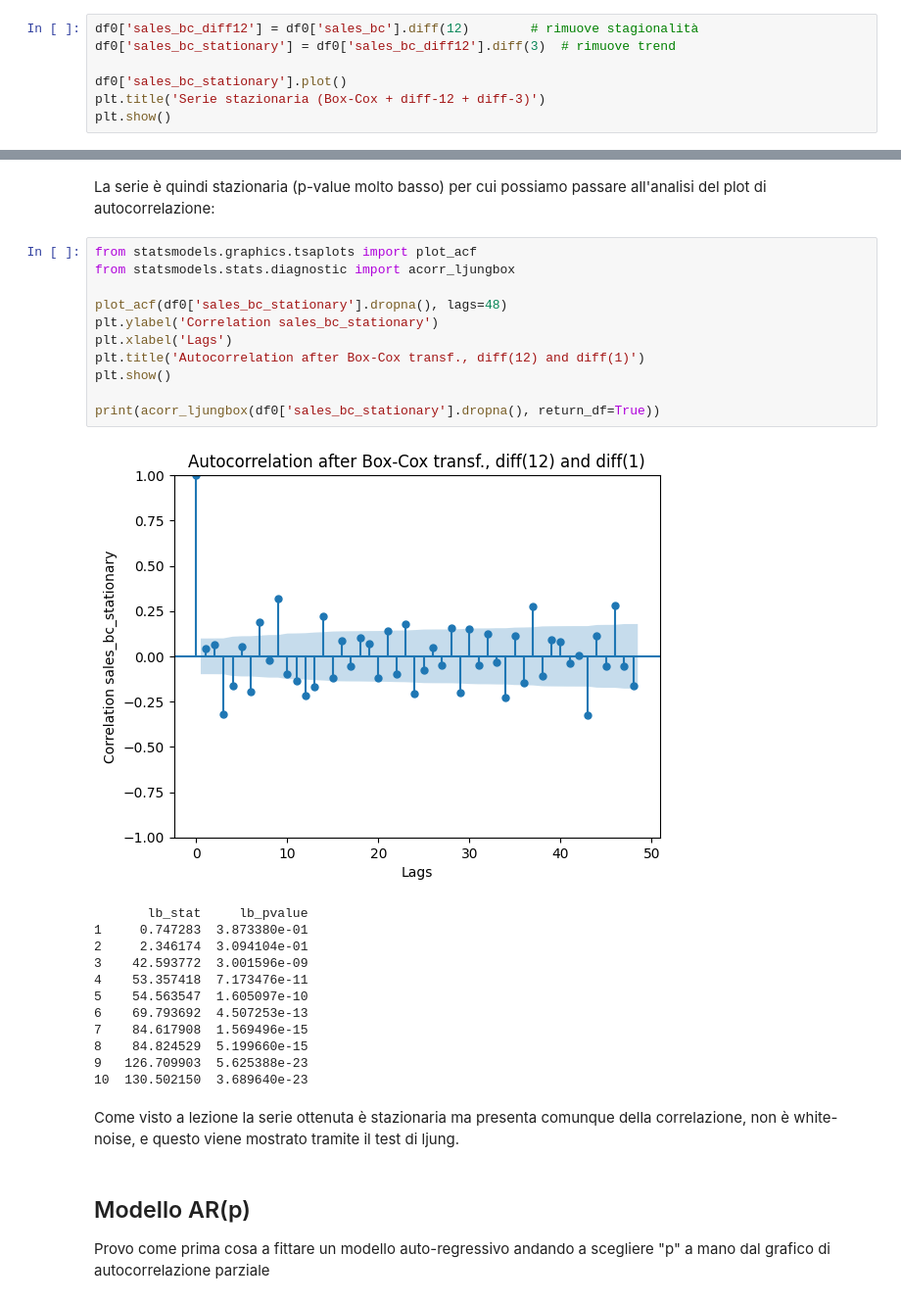
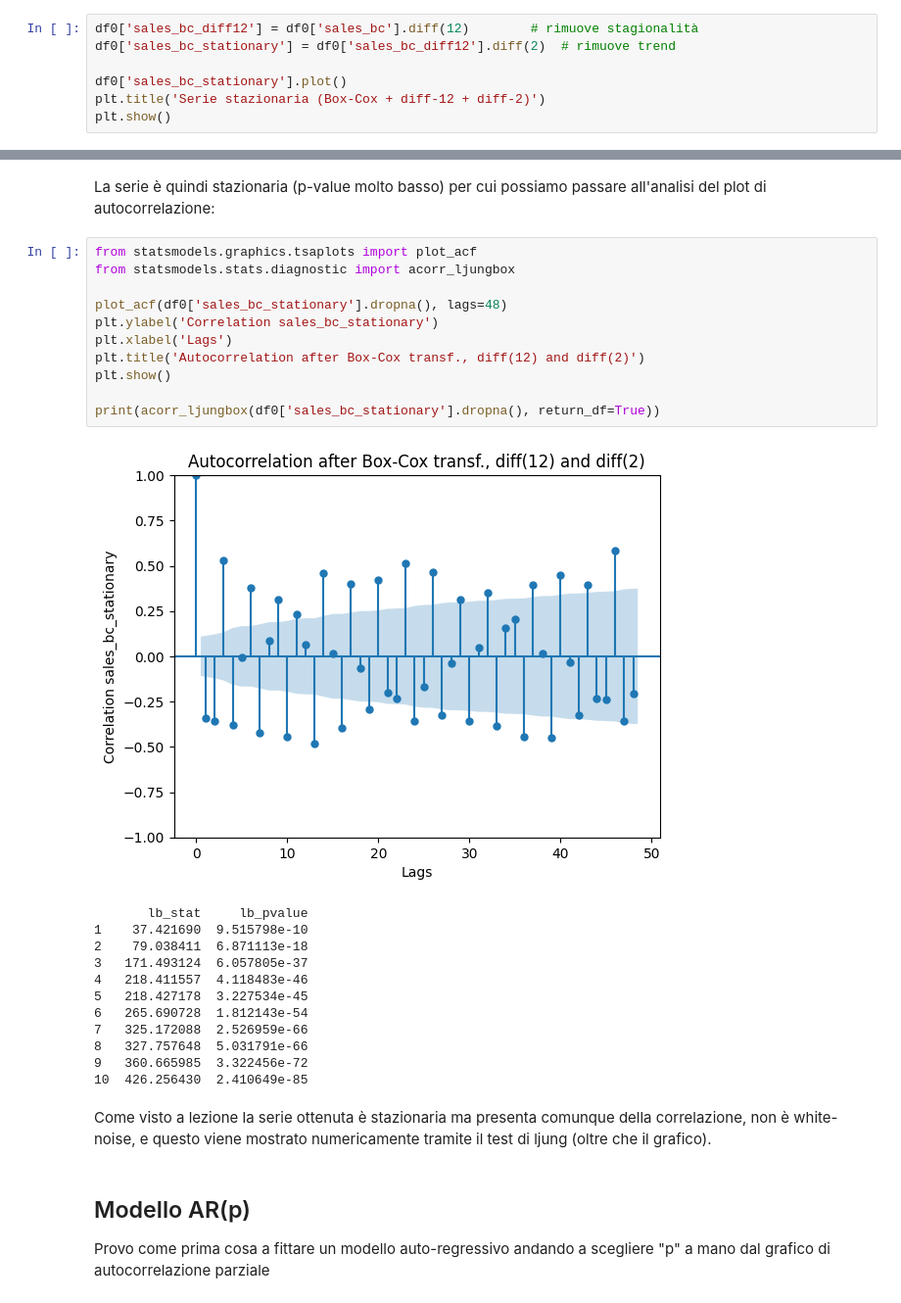
Before and after one commit to Bit-Pitt/BDA, a Jupyter notebook: TS.ipynb, the cells around one changed output, grey strips where cells are left out. Shown at 98% size. Drawn from its saved outputs; the diff is of its cells as text.

```diff
--- a/TS.ipynb
+++ b/TS.ipynb
@@ -113,9 +115,9 @@ Lambda Box-Cox stimato: 0.2561
 Rimuovo  stagionalità (diff-12) e successivamente trend (diff-2).
 # %%
 df0['sales_bc_diff12'] = df0['sales_bc'].diff(12)        # rimuove stagionalità
-df0['sales_bc_stationary'] = df0['sales_bc_diff12'].diff(3)  # rimuove trend
+df0['sales_bc_stationary'] = df0['sales_bc_diff12'].diff(2)  # rimuove trend
 
 df0['sales_bc_stationary'].plot()
-plt.title('Serie stazionaria (Box-Cox + diff-12 + diff-3)')
+plt.title('Serie stazionaria (Box-Cox + diff-12 + diff-2)')
 plt.show()
 # %% [output]
@@ -145,29 +149,29 @@ La serie è quindi stazionaria (p-value molto basso) per cui possiamo passare al
 # %%
 from statsmodels.graphics.tsaplots import plot_acf
 from statsmodels.stats.diagnostic import acorr_ljungbox
 
 plot_acf(df0['sales_bc_stationary'].dropna(), lags=48)
 plt.ylabel('Correlation sales_bc_stationary')
 plt.xlabel('Lags')
-plt.title('Autocorrelation after Box-Cox transf., diff(12) and diff(1)')
+plt.title('Autocorrelation after Box-Cox transf., diff(12) and diff(2)')
 plt.show()
 
 print(acorr_ljungbox(df0['sales_bc_stationary'].dropna(), return_df=True))
 # %% [output]
-[figure, old version]
+[figure, new version]
        lb_stat     lb_pvalue
-1     0.747283  3.873380e-01
-2     2.346174  3.094104e-01
-3    42.593772  3.001596e-09
-4    53.357418  7.173476e-11
-5    54.563547  1.605097e-10
-6    69.793692  4.507253e-13
-7    84.617908  1.569496e-15
-8    84.824529  5.199660e-15
-9   126.709903  5.625388e-23
-10  130.502150  3.689640e-23
+1    37.421690  9.515798e-10
+2    79.038411  6.871113e-18
+3   171.493124  6.057805e-37
+4   218.411557  4.118483e-46
+5   218.427178  3.227534e-45
+6   265.690728  1.812143e-54
+7   325.172088  2.526959e-66
+8   327.757648  5.031791e-66
+9   360.665985  3.322456e-72
+10  426.256430  2.410649e-85
 # %% [markdown]
-Come visto a lezione la serie ottenuta è stazionaria ma presenta comunque della correlazione, non è white-noise, e questo viene mostrato tramite il test di ljung.
+Come visto a lezione la serie ottenuta è stazionaria ma presenta comunque della correlazione, non è white-noise, e questo viene mostrato numericamente tramite il test di ljung (oltre che il grafico).
 # %% [markdown]
 ## Modello AR(p)
 
```
Also changed, not shown: parts of 20 cells of this notebook.
